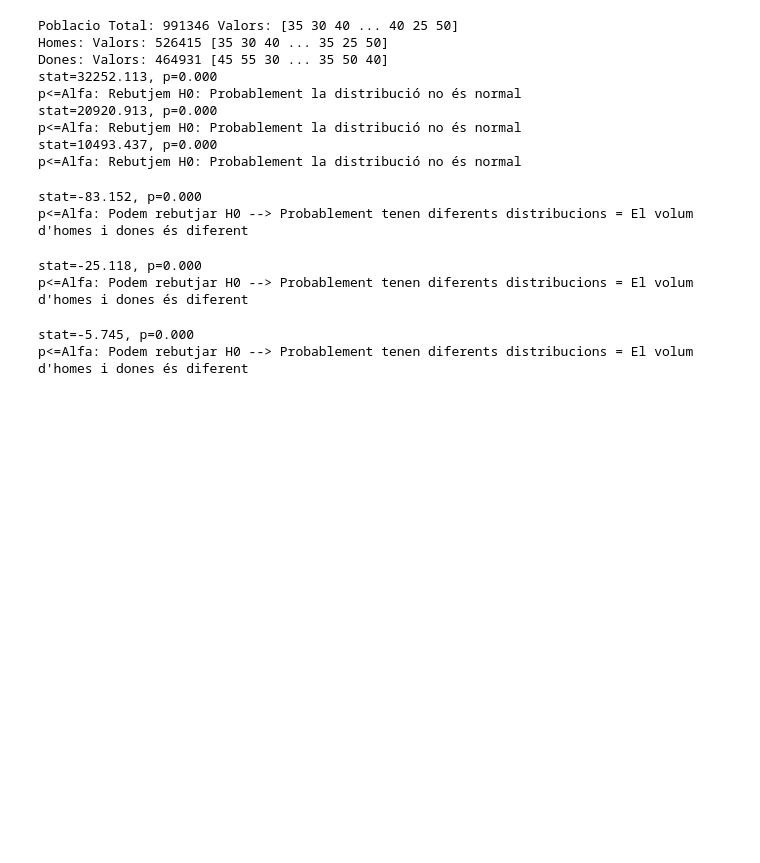
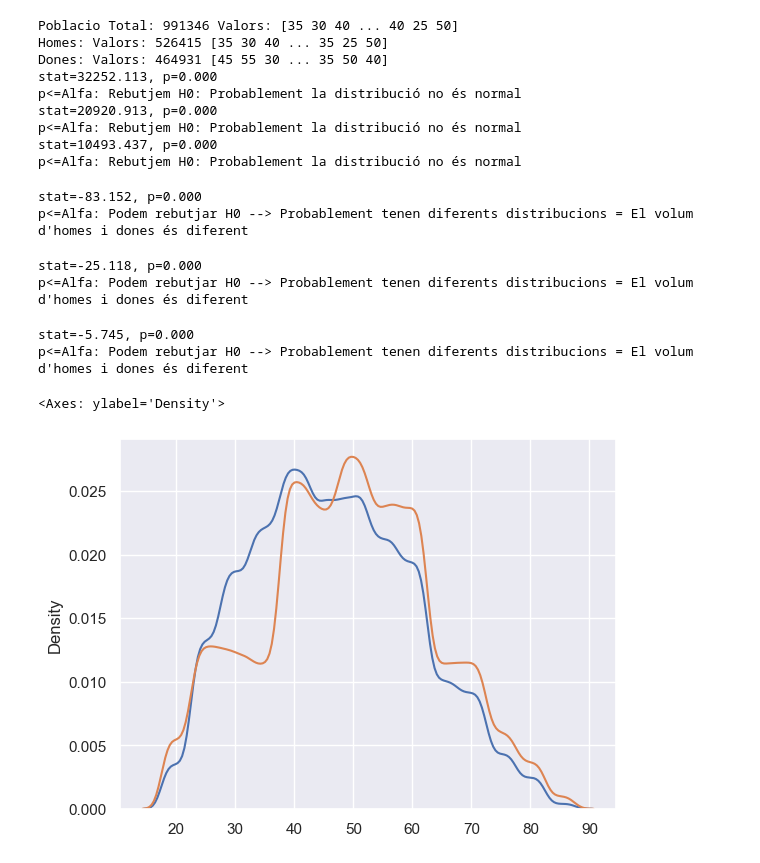
Before and after one commit to XaviSrrt/Treball_fi_curs_Data_Science, a Jupyter notebook: 04 Test de hipotesi.ipynb, the cells around one changed output. Drawn from its saved outputs; the diff is of its cells as text; code cells hidden in the pictures; blank space fills up the shorter version.

```diff
--- a/04 Test de hipotesi.ipynb
+++ b/04 Test de hipotesi.ipynb
@@ -228,3 +234,17 @@ else:
 # %% [output]
 stat=-5.745, p=0.000
 p<=Alfa: Podem rebutjar H0 --> Probablement tenen diferents distribucions = El volum d'homes i dones és diferent
+# %%
+df_homes=df[(df['genere']=='Home')]['edat']
+df_dones=df[(df['genere']=='Dona')]['edat']
+
+jittered_homes = [x + np.random.uniform(-2.5, 2.5) for x in df_homes]
+jittered_dones = [x + np.random.uniform(-2.5, 2.5) for x in df_dones]
+#jittered_homes
+#df_homes
+sns.kdeplot(jittered_homes)
+sns.kdeplot(jittered_dones)
+#sns.histplot(df_dones,binwidth=5,alpha=0.5)
+# %% [output]
+<Axes: ylabel='Density'>
+[figure, added]
```
Also changed, not shown: parts of 1 cell of this notebook, 2 other files.
